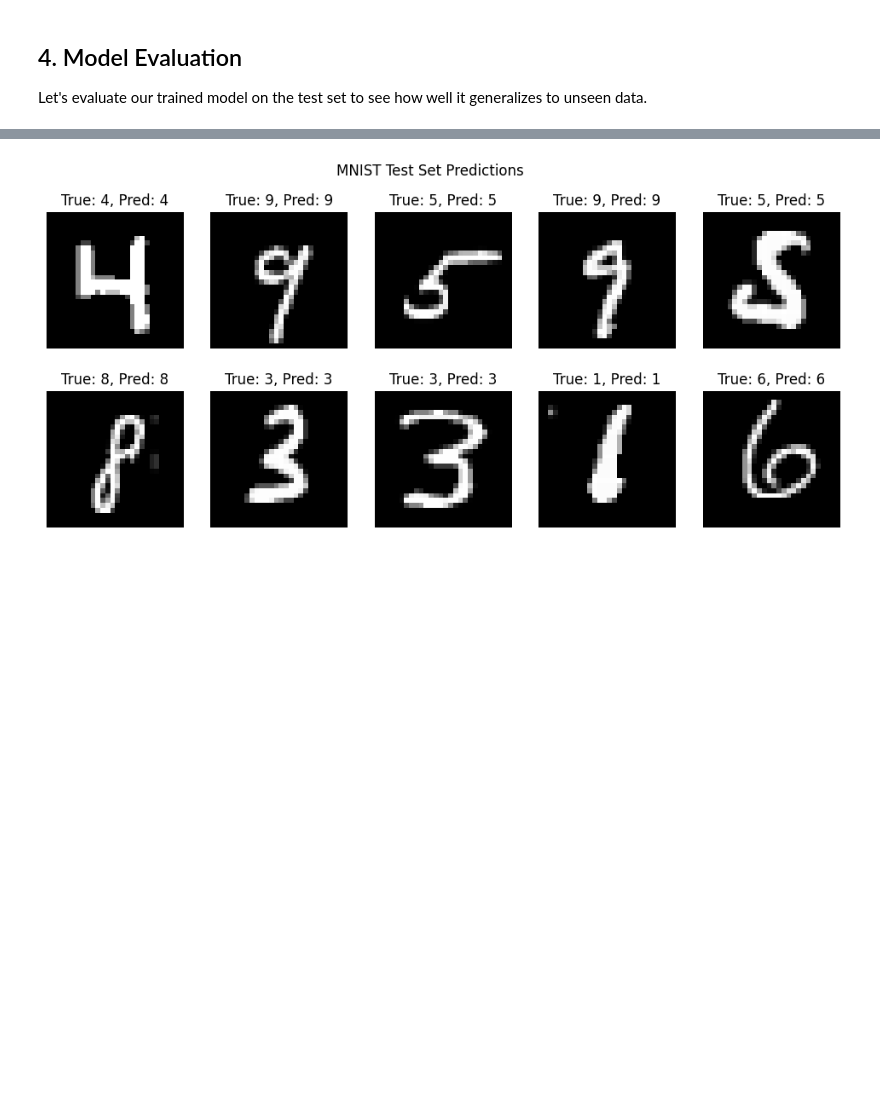
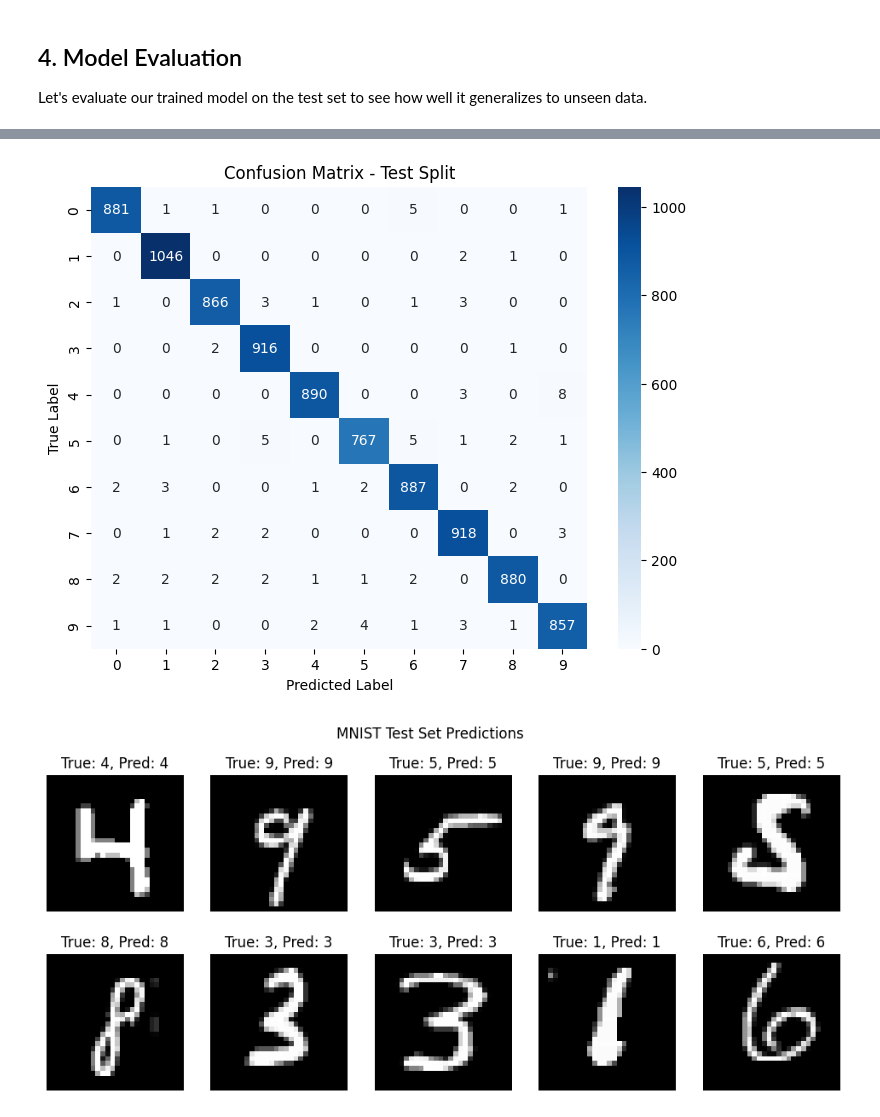
Before and after one commit to michalszc/torch-batteries, a Jupyter notebook: notebooks/image_classification.ipynb, the cells around one changed output, grey strips where cells are left out. Saved outputs shown, nothing was run; the diff lists cells and outputs as text; code cells hidden in the pictures; blank space fills up the shorter version.

```diff
--- a/notebooks/image_classification.ipynb
+++ b/notebooks/image_classification.ipynb
@@ -230,7 +220,7 @@ from torch_batteries.callbacks import EarlyStopping, ModelCheckpoint
 Path("checkpoints").mkdir(parents=True, exist_ok=True)
 
 model = CNNClassifier(input_channels=1, input_height=28, input_width=28, num_classes=10)
-early_stopping = EarlyStopping(phase="validation", metric="acc", mode="max", patience=1, restore_best_weights=True)
+early_stopping = EarlyStopping(phase="validation", metric="acc", mode="max", patience=3, restore_best_weights=True)
 model_checkpoint = ModelCheckpoint(save_path="checkpoints/{epoch}-{acc:.2f}", phase="validation", metric="acc", mode="max", save_top_k=1)
 optimizer = torch.optim.Adam(model.parameters(), lr=0.001)
 
@@ -243,12 +233,15 @@ battery = Battery(
 )
 
 print("Starting training...")
-fit_results = battery.fit(epochs=100)
+fit_results = battery.fit(epochs=30)
 
 print(f"Training completed {fit_results['epochs_completed']} epochs in {fit_results['optimizer_steps']} optimizer steps.")
-print(f"Training loss: {fit_results['train_loss'][-1]:.6f}")
-print(f"Training accuracy: {fit_results['train_metrics']['acc'][-1]:.6f}")
-print(f"Validation loss: {fit_results['val_loss'][-1]:.6f}")
-print(f"Validation accuracy: {fit_results['val_metrics']['acc'][-1]:.6f}")
+val_acc = fit_results["val_metrics"]["acc"]
+best = max(range(len(val_acc)), key=val_acc.__getitem__)
+print(f"Restored weights from best epoch {best + 1}:")
+print(f"  Training loss: {fit_results['train_loss'][best]:.6f}")
+print(f"  Training accuracy: {fit_results['train_metrics']['acc'][best]:.6f}")
+print(f"  Validation loss: {fit_results['val_loss'][best]:.6f}")
+print(f"  Validation accuracy: {val_acc[best]:.6f}")
 # %% [output]
 Starting training...
@@ -306,17 +307,31 @@ plt.show()
 # %%
-# Visualize prediction on the first 10 images from the test set
+import seaborn as sns
+from sklearn.metrics import confusion_matrix
+
+# Predict the whole test split once, then build the confusion matrix
 prediction_results = battery.predict(move_to_cpu=True, concatenate=True)
+all_preds = prediction_results["predictions"].numpy()
+all_labels = [label for _, label in data_pack.test_dataset]
+plt.figure(figsize=(8, 6))
+sns.heatmap(confusion_matrix(all_labels, all_preds), annot=True, fmt="d", cmap="Blues")
+plt.xlabel("Predicted Label")
+plt.ylabel("True Label")
+plt.title("Confusion Matrix - Test Split")
+plt.show()
+
+# Visualize predictions on the first 10 images from the test set
 samples = [data_pack.test_dataset[index] for index in range(10)]
 images = torch.stack([image for image, _ in samples])
 labels = torch.tensor([label for _, label in samples])
-preds = prediction_results["predictions"][:10].numpy()
+preds = all_preds[:10]
 fig, axes = plt.subplots(2, 5, figsize=(12, 5))
 for i in range(10):
     ax = axes[i // 5, i % 5]
     ax.imshow(images[i].squeeze(), cmap="gray")
     ax.set_title(f"True: {labels[i].item()}, Pred: {preds[i]}")
     ax.axis("off")
 plt.suptitle("MNIST Test Set Predictions")
 plt.show()
 # %% [output]
-[figure, old version]
+[figure, new version]
+[figure, added]
```
Also changed, not shown: parts of 11 cells of this notebook, 8 other files.
